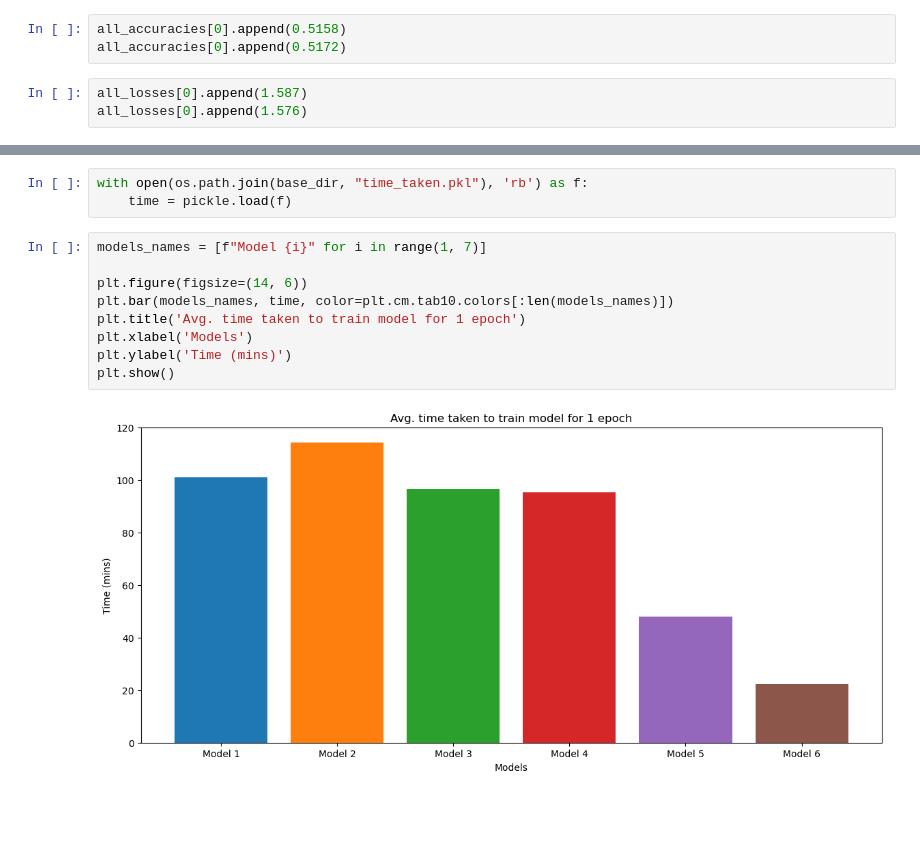
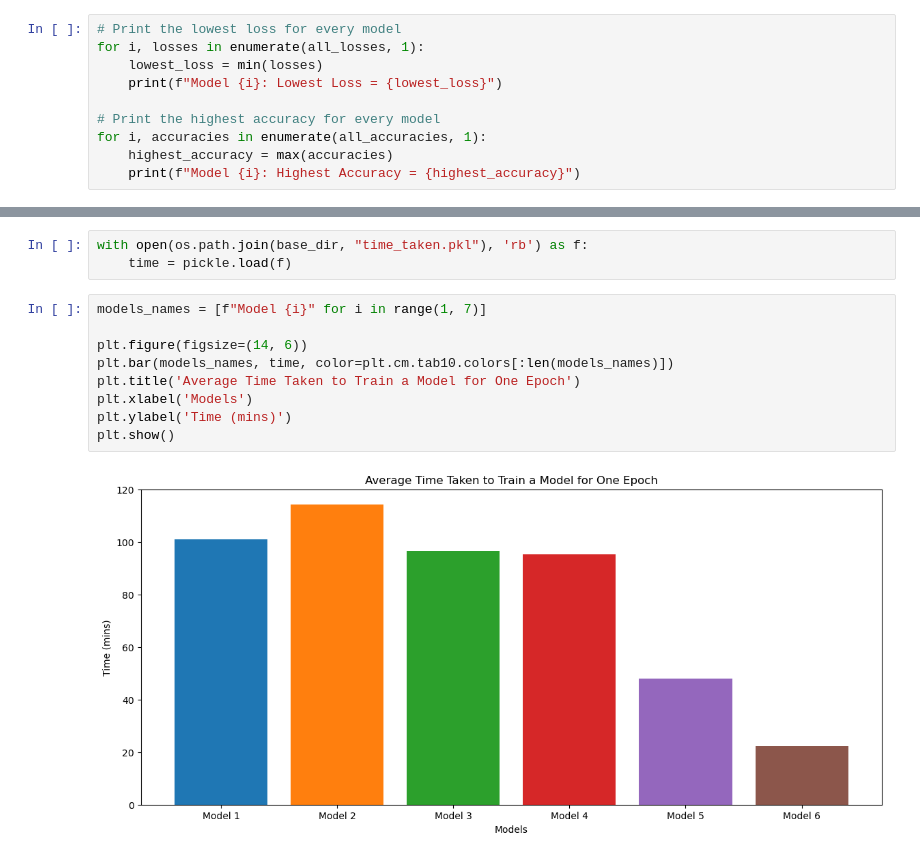
Before and after one commit to Reymer249/CompVision_ass3, a Jupyter notebook: Plots.ipynb, the cells around one changed output, grey strips where cells are left out. Drawn from its saved outputs; the diff is of its cells as text; blank space fills up the shorter version.

```diff
--- a/Plots.ipynb
+++ b/Plots.ipynb
@@ -38,9 +38,13 @@ with open(os.path.join(base_dir, "test_acc.pkl"), 'rb') as f:
 
 with open(os.path.join(base_dir, "test_loss.pkl"), 'rb') as f:
     test_losses = pickle.load(f)
-# %%
-all_accuracies[0].append(0.5158)
-all_accuracies[0].append(0.5172)
-# %%
-all_losses[0].append(1.587)
-all_losses[0].append(1.576)
+# %%
+# Print the lowest loss for every model
+for i, losses in enumerate(all_losses, 1):
+    lowest_loss = min(losses)
+    print(f"Model {i}: Lowest Loss = {lowest_loss}")
+
+# Print the highest accuracy for every model
+for i, accuracies in enumerate(all_accuracies, 1):
+    highest_accuracy = max(accuracies)
+    print(f"Model {i}: Highest Accuracy = {highest_accuracy}")
@@ -96,11 +113,11 @@ with open(os.path.join(base_dir, "time_taken.pkl"), 'rb') as f:
 # %%
 models_names = [f"Model {i}" for i in range(1, 7)]
 
 plt.figure(figsize=(14, 6))
 plt.bar(models_names, time, color=plt.cm.tab10.colors[:len(models_names)])
-plt.title('Avg. time taken to train model for 1 epoch')
+plt.title('Average Time Taken to Train a Model for One Epoch')
 plt.xlabel('Models')
 plt.ylabel('Time (mins)')
 plt.show()
 # %% [output]
-[figure, old version]
+[figure, new version]
```
Also changed, not shown: parts of 1 cell of this notebook, 2 other files.
